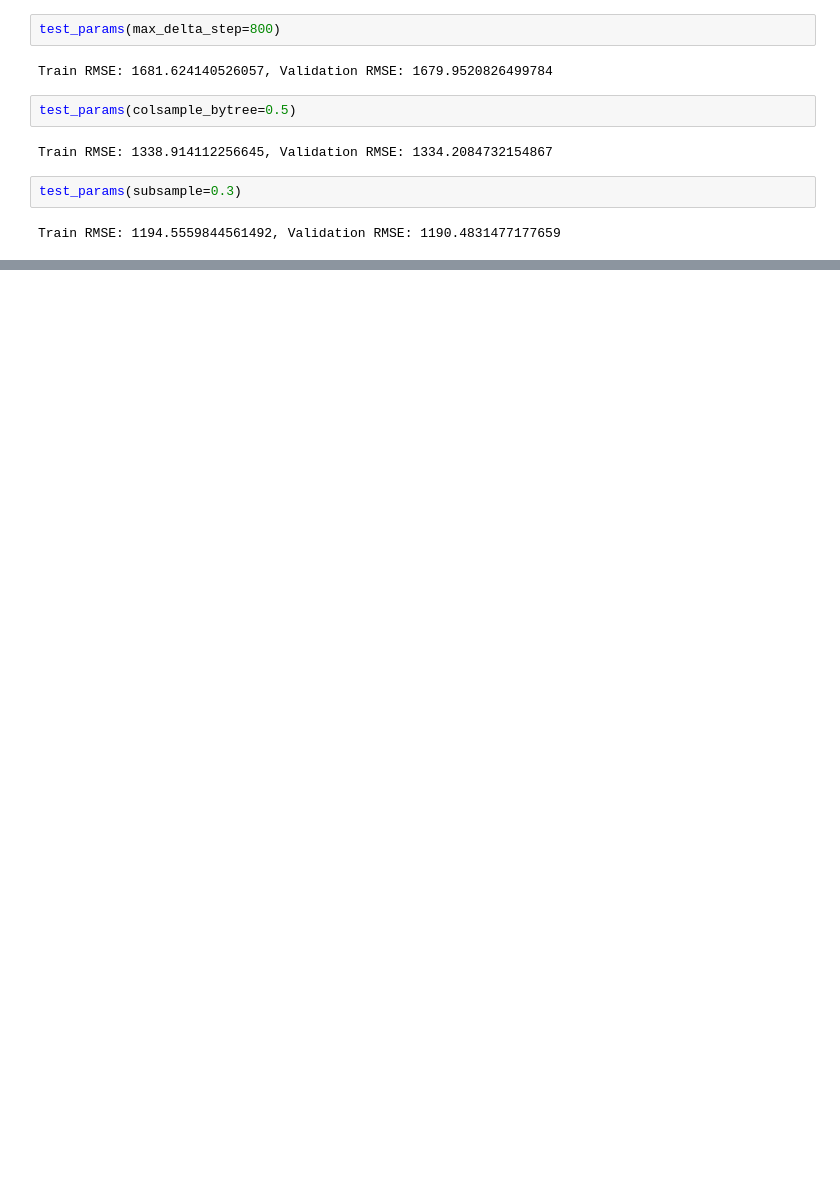
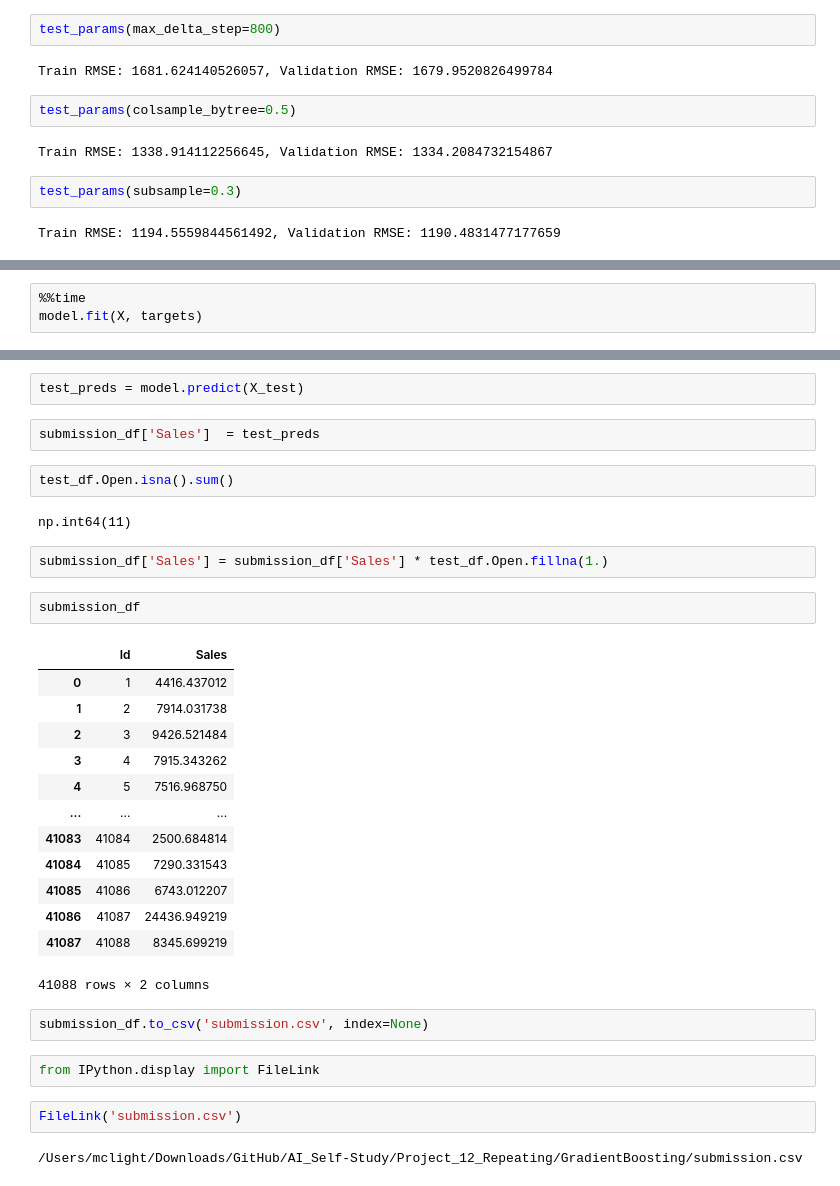
Before and after one commit to McLight-Note/AI-self-study, a Jupyter notebook: Project_12_Repeating/GradientBoosting/file.ipynb, the cells around one changed output, grey strips where cells are left out. Drawn from its saved outputs; the diff is of its cells as text; blank space fills up the shorter version.

```diff
--- a/Project_12_Repeating/GradientBoosting/file.ipynb
+++ b/Project_12_Repeating/GradientBoosting/file.ipynb
@@ -942,0 +952,3 @@ Train RMSE: 1194.5559844561492, Validation RMSE: 1190.4831477177659
+# %%
+%%time
+model.fit(X, targets)
@@ -942,0 +969,34 @@ Train RMSE: 1194.5559844561492, Validation RMSE: 1190.4831477177659
+# %%
+test_preds = model.predict(X_test)
+# %%
+submission_df['Sales']  = test_preds
+# %%
+test_df.Open.isna().sum()
+# %% [output]
+np.int64(11)
+# %%
+submission_df['Sales'] = submission_df['Sales'] * test_df.Open.fillna(1.)
+# %%
+submission_df
+# %% [output]
+|  | Id | Sales |
+| 0 | 1 | 4416.437012 |
+| 1 | 2 | 7914.031738 |
+| 2 | 3 | 9426.521484 |
+| 3 | 4 | 7915.343262 |
+| 4 | 5 | 7516.968750 |
+| ... | ... | ... |
+| 41083 | 41084 | 2500.684814 |
+| 41084 | 41085 | 7290.331543 |
+| 41085 | 41086 | 6743.012207 |
+| 41086 | 41087 | 24436.949219 |
+| 41087 | 41088 | 8345.699219 |
+41088 rows × 2 columns
+# %%
+submission_df.to_csv('submission.csv', index=None)
+# %%
+from IPython.display import FileLink
+# %%
+FileLink('submission.csv')
+# %% [output]
+/Users/mclight/Downloads/GitHub/AI_Self-Study/Project_12_Repeating/GradientBoosting/submission.csv
```
Also changed, not shown: parts of 4 cells of this notebook.
